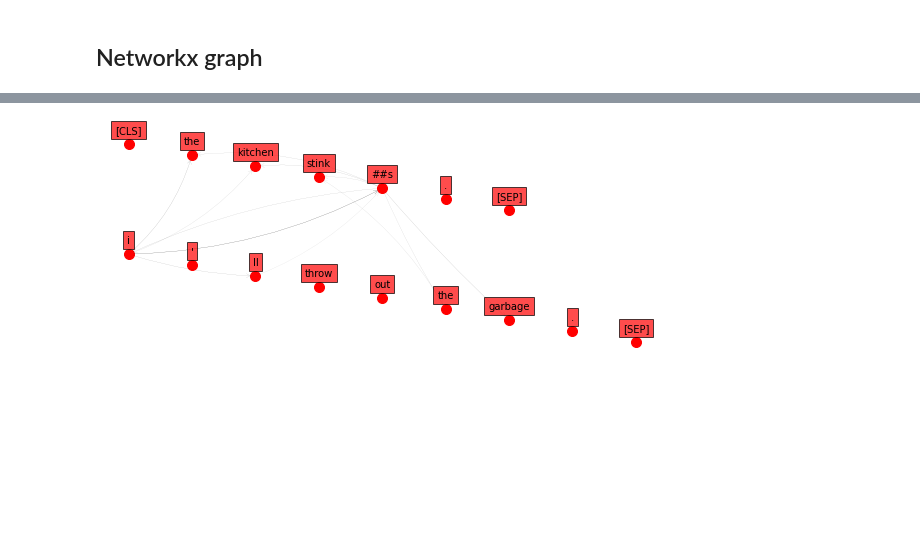
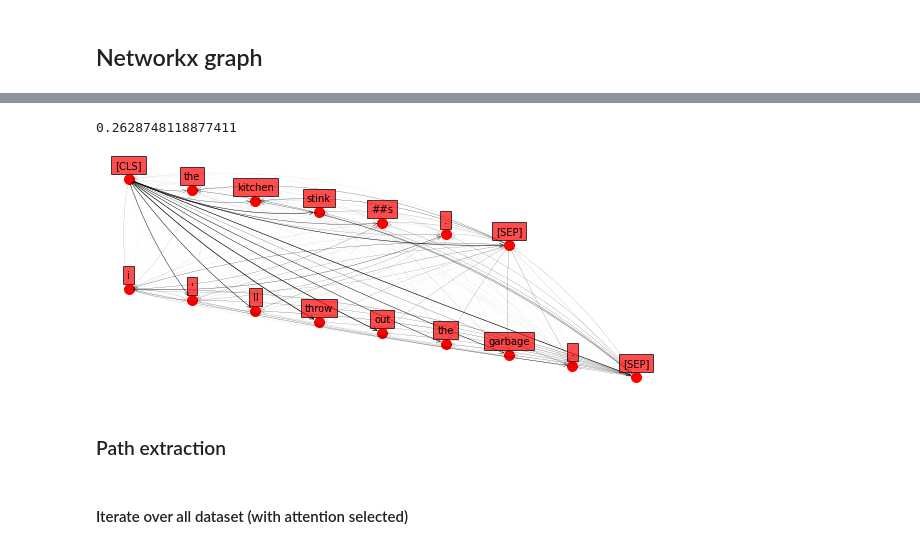
Before and after one commit to eliroc98/dialogue_coherence, a Jupyter notebook: preprocessing_attention.ipynb, the cells around one changed output, grey strips where cells are left out. Cells and saved outputs as stored; diff of their text form; code cells hidden in the pictures; blank space fills up the shorter version.

```diff
--- a/preprocessing_attention.ipynb
+++ b/preprocessing_attention.ipynb
@@ -973,35 +1139,27 @@ plt.show()
 # %%
-def plt_graph(example):
-    G = nx.DiGraph()
+def plt_graph(graph):
+    tot_utt = [graph.nodes[node]['label'] for node in graph.nodes].count("[SEP]")
+    max_len = []
     w = 1
-    tot_utt = example['tokens'].count("[SEP]")
-    max_len = []
-    u = tot_utt
-    labels = []
-    for i, t in enumerate(example['tokens']):
-        G.add_node(i, pos = (w, u-(0.1*w)))
-        labels.append(t)
+    for node in graph.nodes:
         w += 1
-        if t == "[SEP]":
+        if graph.nodes[node]['label'] == "[SEP]":
             max_len.append(w)
-            u -= 1
             w = 1
-    G.add_edges_from([(i, j, {'weight': example['attns'][1][2][i][j]}) for j in np.arange(len(example['tokens'])) for i in np.arange(len(example['tokens']))])
-    pos=nx.get_node_attributes(G,'pos')
-    weights = [G[u][v]['weight'] for u,v in G.edges()]
+    pos = nx.get_node_attributes(graph,'pos')
 
-    in_degrees = {k: dict(G.in_degree)[k] for k in dict(G.in_degree)}
+    in_degrees = {k: dict(graph.in_degree)[k] for k in dict(graph.in_degree)}
 
-    plt.figure(1,figsize=(max(max_len),tot_utt*2))
+    plt.figure(1,figsize=(max(max_len), tot_utt * 2))
 
-    nx.draw_networkx_nodes(G, pos, node_color = 'r', node_size = 100, alpha = 1)
+    nx.draw_networkx_nodes(graph, pos, node_color = 'r', node_size = 100, alpha = 1)
     ax = plt.gca()
-    for i, e in enumerate(G.edges):
+    for i, e in enumerate(graph.edges):
         ax.annotate("",
                     xy=pos[e[0]], xycoords='data',
                     xytext=pos[e[1]], textcoords='data',
-                    arrowprops=dict(arrowstyle="->", color=f"{weights[i]}",
-                                    lw = G.edges[e]['weight'],
+                    arrowprops=dict(arrowstyle="->", color="black",
+                                    lw = graph.edges[e]['weight'],
                                     shrinkA=5, shrinkB=5,
                                     patchA=None, patchB=None,
                                     connectionstyle="arc3,rad=rrr".replace('rrr',str(0.01*in_degrees[e[1]])
@@ -1010,10 +1168,9 @@ def plt_graph(example):
                     )
         in_degrees[e[1]] = in_degrees[e[1]] - 1
     plt.axis('off')
-    #nx.draw(G, pos, width=weights, node_size=60, font_size = 5)
-    for i, t in enumerate(labels):
+
+    for i, t in nx.get_node_attributes(graph,'label').items():
         x,y=pos[i]
         plt.text(x,y+0.1,s=t, bbox=dict(facecolor='red', alpha=0.7), horizontalalignment='center')
 
     plt.show()
-    return G
@@ -1038,4 +1176,0 @@ def plot_with_args(ex, filters, min_attention = None):
-# %%
-plot_with_args(attention_dicts['bert'][0], "no_cls_sep_punct", 0.03)
-# %% [output]
-[figure, removed]
@@ -1041,0 +1272,10 @@ plot_with_args(attention_dicts['bert'][0], "no_cls_sep_punct", 0.03)
+# %%
+relevance_quantiles['bert'][1][2][0]
+# %% [output]
+0.2628748118877411
+# %%
+G = filtering_graph_and_plot(attention_dicts['bert'][0],  layer= 1, head = 2, plot = True)
+# %% [output]
+[figure, added]
+# %% [markdown]
+### Path extraction
@@ -1041,0 +1331,2 @@ plot_with_args(attention_dicts['bert'][0], "no_cls_sep_punct", 0.03)
+# %% [markdown]
+#### Iterate over all dataset (with attention selected)
```
Also changed, not shown: parts of 45 cells of this notebook, 1 other file.
